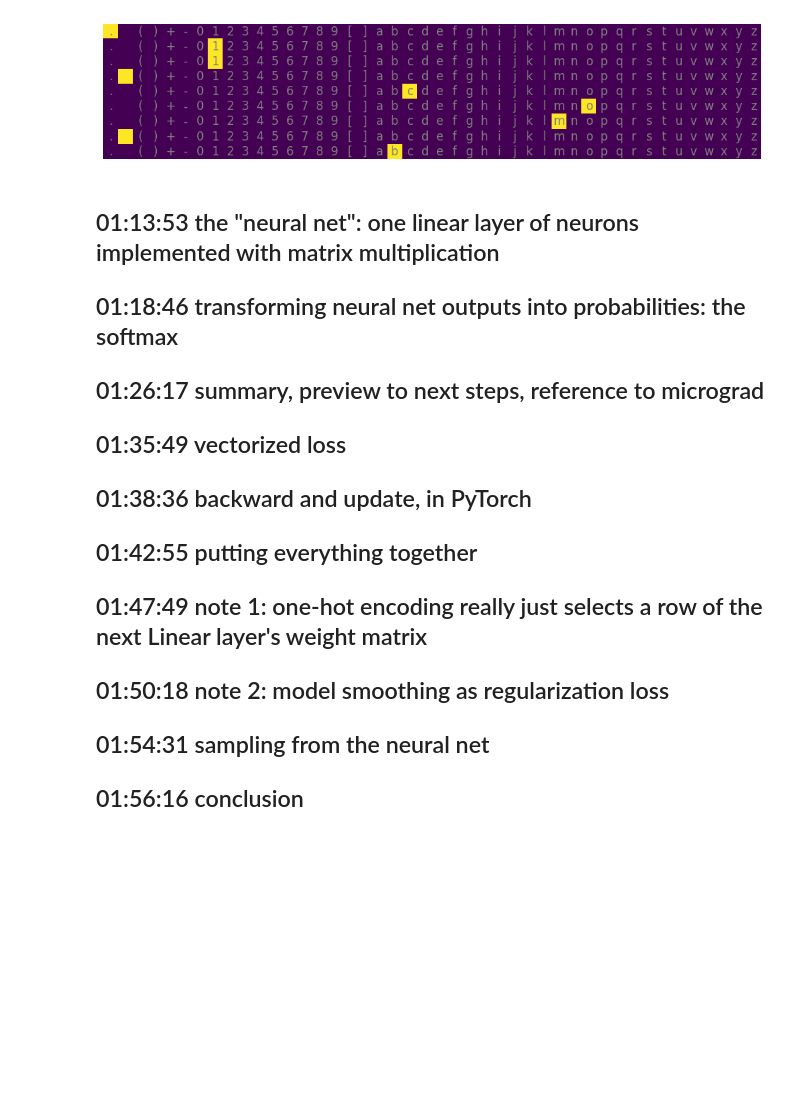
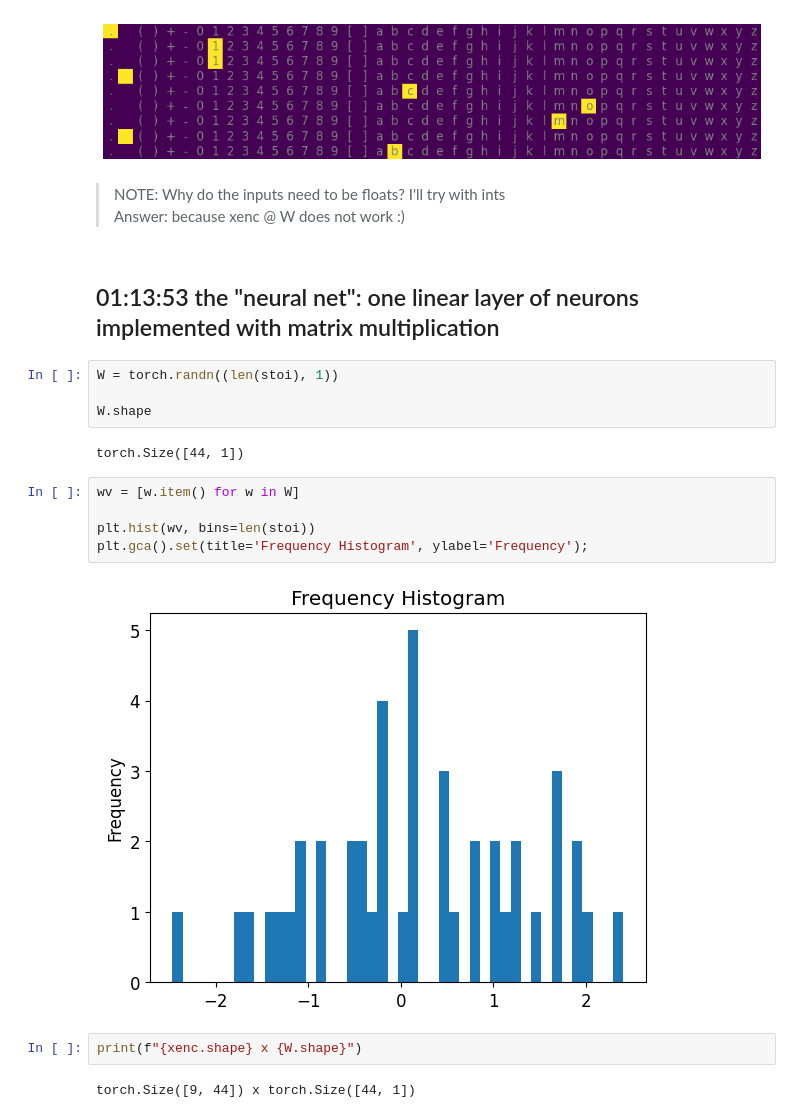
Before and after one commit to tymtam2/Neural-Nets-Zero-To-Hero-Unofficial-Companion, a Jupyter notebook: notebooks/2. Language Models 1 - bigrams.ipynb, the cells around one changed output. Cells and saved outputs as stored; diff of their text form; blank space fills up the shorter version.

Commit message:
The neural net model isn't that good, rebuilding

```diff
--- a/notebooks/2. Language Models 1 - bigrams.ipynb
+++ b/notebooks/2. Language Models 1 - bigrams.ipynb
@@ -846,14 +844,25 @@ for i in range(len(xenc)):
         plt.text(j, i, itos[j], ha="center", va="center", color = "gray")
 # %% [output]
 [figure]
-# %% [markdown]
-## 01:13:53 the "neural net": one linear layer of neurons implemented with matrix multiplication
-## 01:18:46 transforming neural net outputs into probabilities: the softmax
-## 01:26:17 summary, preview to next steps, reference to micrograd
-## 01:35:49 vectorized loss
-## 01:38:36 backward and update, in PyTorch
-## 01:42:55 putting everything together
-## 01:47:49 note 1: one-hot encoding really just selects a row of the next Linear layer's weight matrix
-## 01:50:18 note 2: model smoothing as regularization loss
-## 01:54:31 sampling from the neural net
-## 01:56:16 conclusion
+# %% [markdown]
+>NOTE: Why do the inputs need to be floats? I'll try with ints
+>Answer: because xenc @ W does not work :)
+# %% [markdown]
+## 01:13:53 the "neural net": one linear layer of neurons implemented with matrix multiplication
+# %%
+W = torch.randn((len(stoi), 1))
+
+W.shape
+# %% [output]
+torch.Size([44, 1])
+# %%
+wv = [w.item() for w in W]
+
+plt.hist(wv, bins=len(stoi))
+plt.gca().set(title='Frequency Histogram', ylabel='Frequency');
+# %% [output]
+[figure, added]
+# %%
+print(f"{xenc.shape} x {W.shape}")
+# %% [output]
+torch.Size([9, 44]) x torch.Size([44, 1])
```
Also changed, not shown: parts of 26 cells of this notebook, 1 other file.
